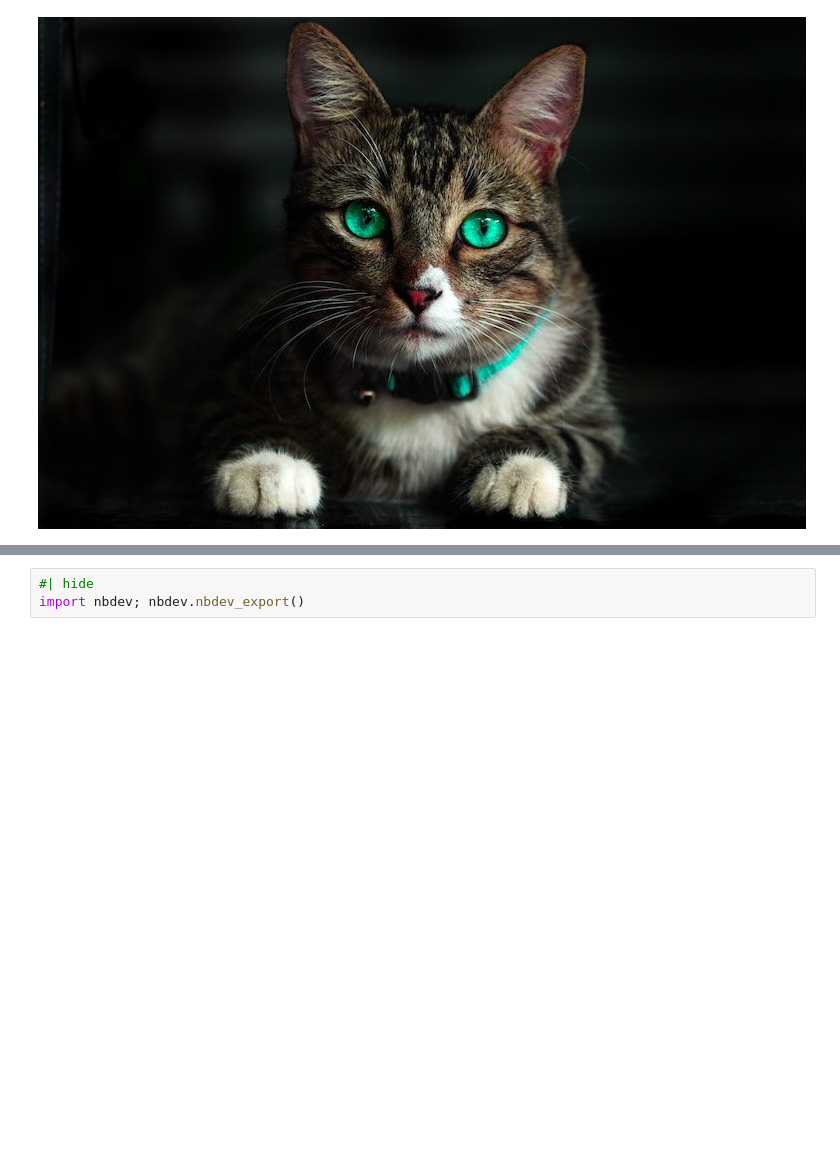
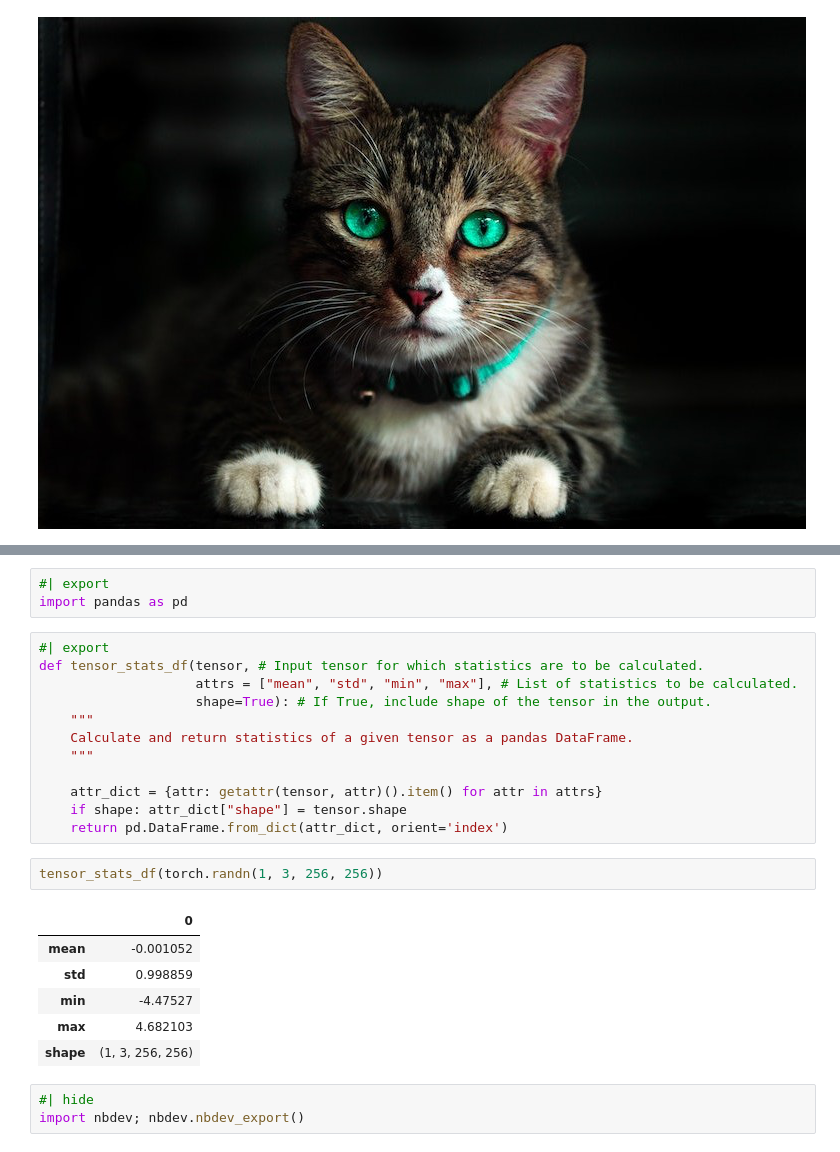
Before and after one commit to cj-mills/cjm-pytorch-utils, a Jupyter notebook: nbs/00_core.ipynb, the cells around one changed output, grey strips where cells are left out. Saved outputs shown, nothing was run; the diff lists cells and outputs as text; blank space fills up the shorter version.

```diff
--- a/nbs/00_core.ipynb
+++ b/nbs/00_core.ipynb
@@ -87,3 +119,27 @@ tensor_img
+# %%
+#| export
+import pandas as pd
+# %%
+#| export
+def tensor_stats_df(tensor, # Input tensor for which statistics are to be calculated.
+                    attrs = ["mean", "std", "min", "max"], # List of statistics to be calculated.
+                    shape=True): # If True, include shape of the tensor in the output.
+    """
+    Calculate and return statistics of a given tensor as a pandas DataFrame.
+    """
+
+    attr_dict = {attr: getattr(tensor, attr)().item() for attr in attrs}
+    if shape: attr_dict["shape"] = tensor.shape
+    return pd.DataFrame.from_dict(attr_dict, orient='index')
+# %%
+tensor_stats_df(torch.randn(1, 3, 256, 256))
+# %% [output]
+|  | 0 |
+| mean | -0.001052 |
+| std | 0.998859 |
+| min | -4.47527 |
+| max | 4.682103 |
+| shape | (1, 3, 256, 256) |
 # %%
 #| hide
 import nbdev; nbdev.nbdev_export()
```
Also changed, not shown: parts of 2 cells of this notebook, 4 other files.
